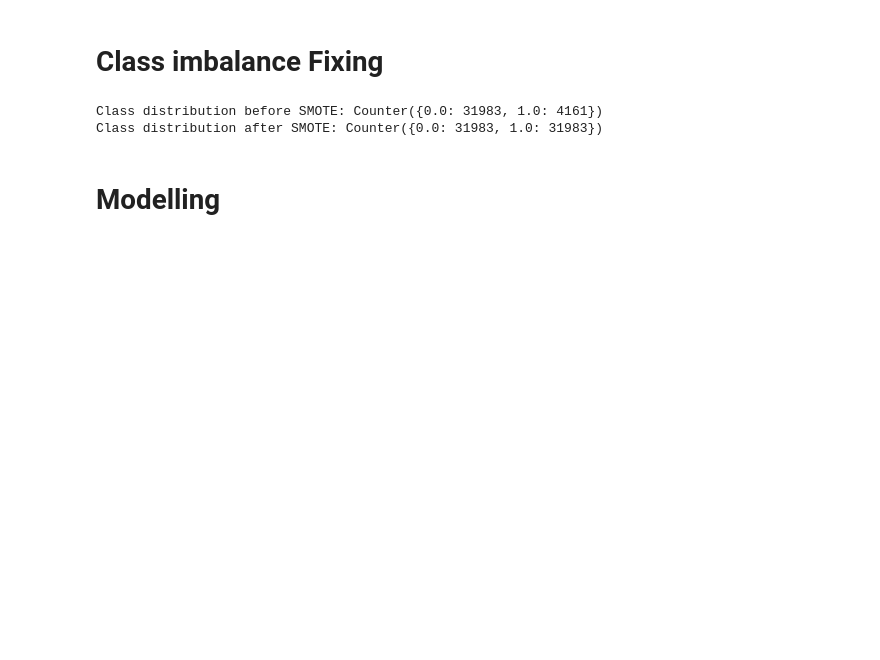
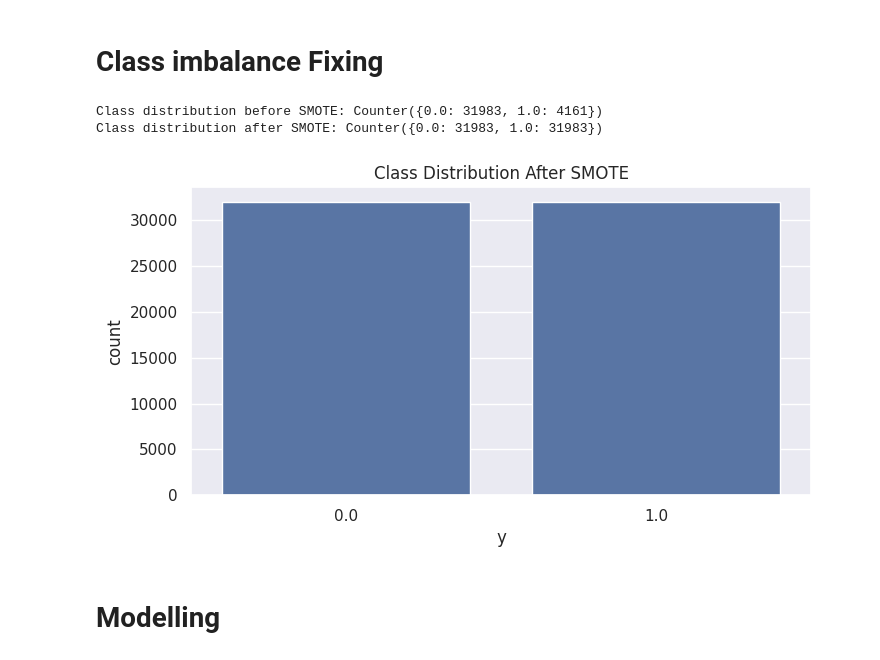
Before and after one commit to Chanminii/Bank-Marketing-prediction, a Jupyter notebook: mlcw.ipynb, the cells around one changed output. Cells and saved outputs as stored; diff of their text form; code cells hidden in the pictures; blank space fills up the shorter version.

```diff
--- a/mlcw.ipynb
+++ b/mlcw.ipynb
@@ -387,12 +387,17 @@ X_train_resampled, y_train_resampled = smote.fit_resample(X_train, y_train)
 # %%
 # Check class distribution before and after SMOTE
 from collections import Counter
 
 print("Class distribution before SMOTE:", Counter(y_train))
 print("Class distribution after SMOTE:", Counter(y_train_resampled))
+
+sns.countplot(x=y_train_resampled)
+plt.title("Class Distribution After SMOTE")
+plt.show()
 # %% [output]
 Class distribution before SMOTE: Counter({0.0: 31983, 1.0: 4161})
 Class distribution after SMOTE: Counter({0.0: 31983, 1.0: 31983})
+[figure, added]
 # %% [markdown]
 # Modelling
 # %%
```
Also changed, not shown: parts of 2 cells of this notebook.
